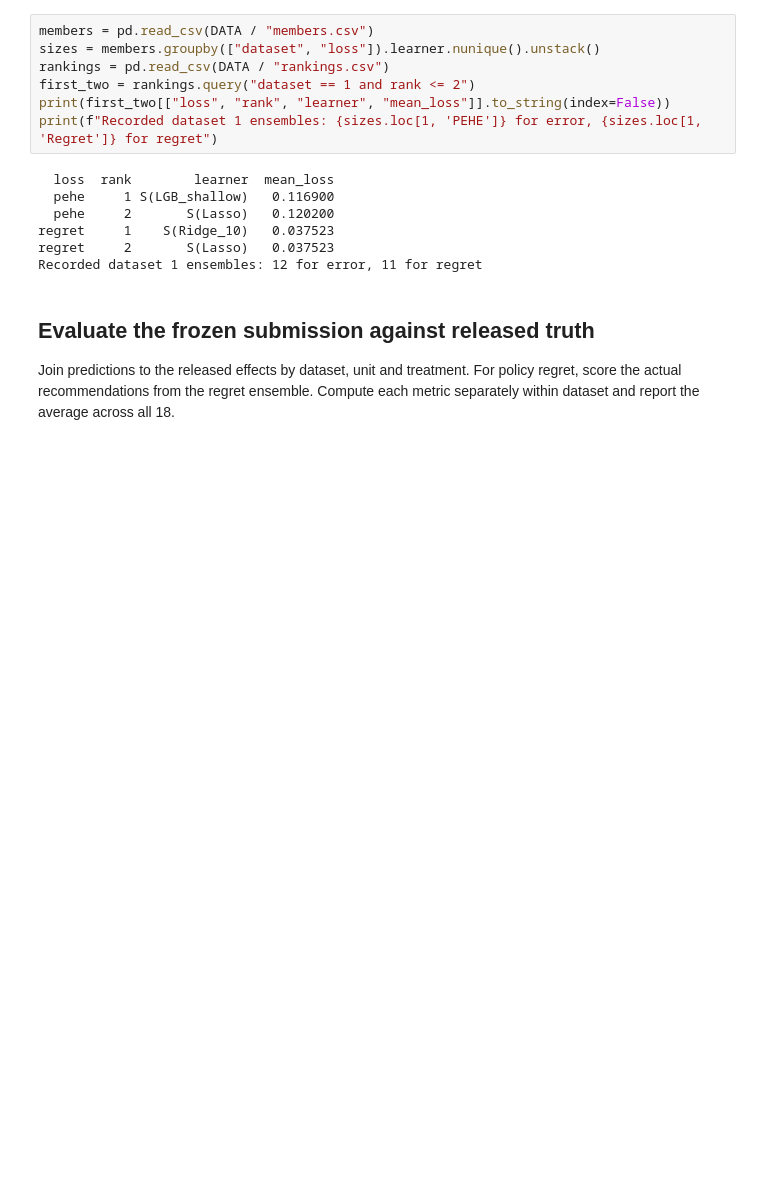
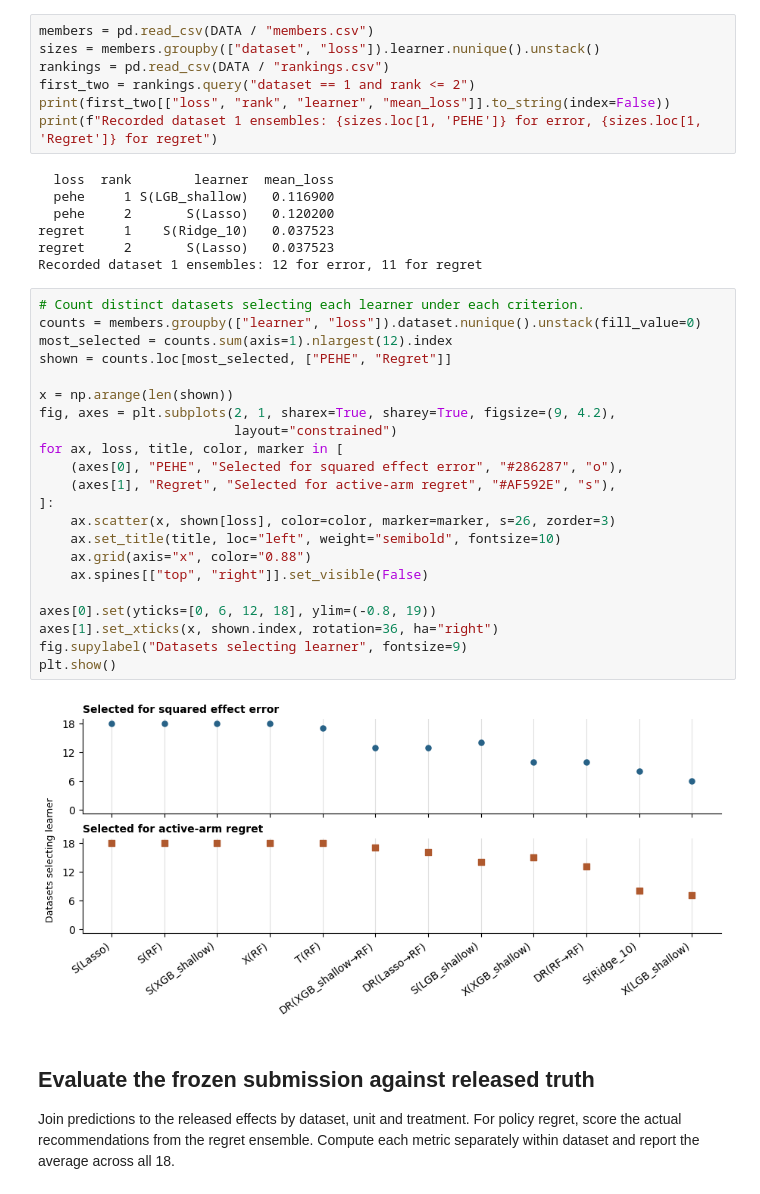
Before and after one commit to YuekaiSun/acic-2026-model-selection, a Jupyter notebook: ACIC_2026_Model_Selection.ipynb, the cells around one changed output. Saved outputs shown, nothing was run; the diff lists cells and outputs as text; blank space fills up the shorter version.

Commit message:
Show which learners entered the two selected ensembles

```diff
--- a/ACIC_2026_Model_Selection.ipynb
+++ b/ACIC_2026_Model_Selection.ipynb
@@ -452,6 +456,30 @@ print(f"Recorded dataset 1 ensembles: {sizes.loc[1, 'PEHE']} for error, {sizes.l
 regret     1    S(Ridge_10)   0.037523
 regret     2       S(Lasso)   0.037523
 Recorded dataset 1 ensembles: 12 for error, 11 for regret
+# %%
+# Count distinct datasets selecting each learner under each criterion.
+counts = members.groupby(["learner", "loss"]).dataset.nunique().unstack(fill_value=0)
+most_selected = counts.sum(axis=1).nlargest(12).index
+shown = counts.loc[most_selected, ["PEHE", "Regret"]]
+
+x = np.arange(len(shown))
+fig, axes = plt.subplots(2, 1, sharex=True, sharey=True, figsize=(9, 4.2),
+                         layout="constrained")
+for ax, loss, title, color, marker in [
+    (axes[0], "PEHE", "Selected for squared effect error", "#286287", "o"),
+    (axes[1], "Regret", "Selected for active-arm regret", "#AF592E", "s"),
+]:
+    ax.scatter(x, shown[loss], color=color, marker=marker, s=26, zorder=3)
+    ax.set_title(title, loc="left", weight="semibold", fontsize=10)
+    ax.grid(axis="x", color="0.88")
+    ax.spines[["top", "right"]].set_visible(False)
+
+axes[0].set(yticks=[0, 6, 12, 18], ylim=(-0.8, 19))
+axes[1].set_xticks(x, shown.index, rotation=36, ha="right")
+fig.supylabel("Datasets selecting learner", fontsize=9)
+plt.show()
+# %% [output]
+[figure, added]
 # %% [markdown]
 ## Evaluate the frozen submission against released truth
 Join predictions to the released effects by dataset, unit and treatment. For policy regret, score the actual recommendations from the regret ensemble. Compute each metric separately within dataset and report the average across all 18.
```
Also changed, not shown: parts of 3 cells of this notebook.
